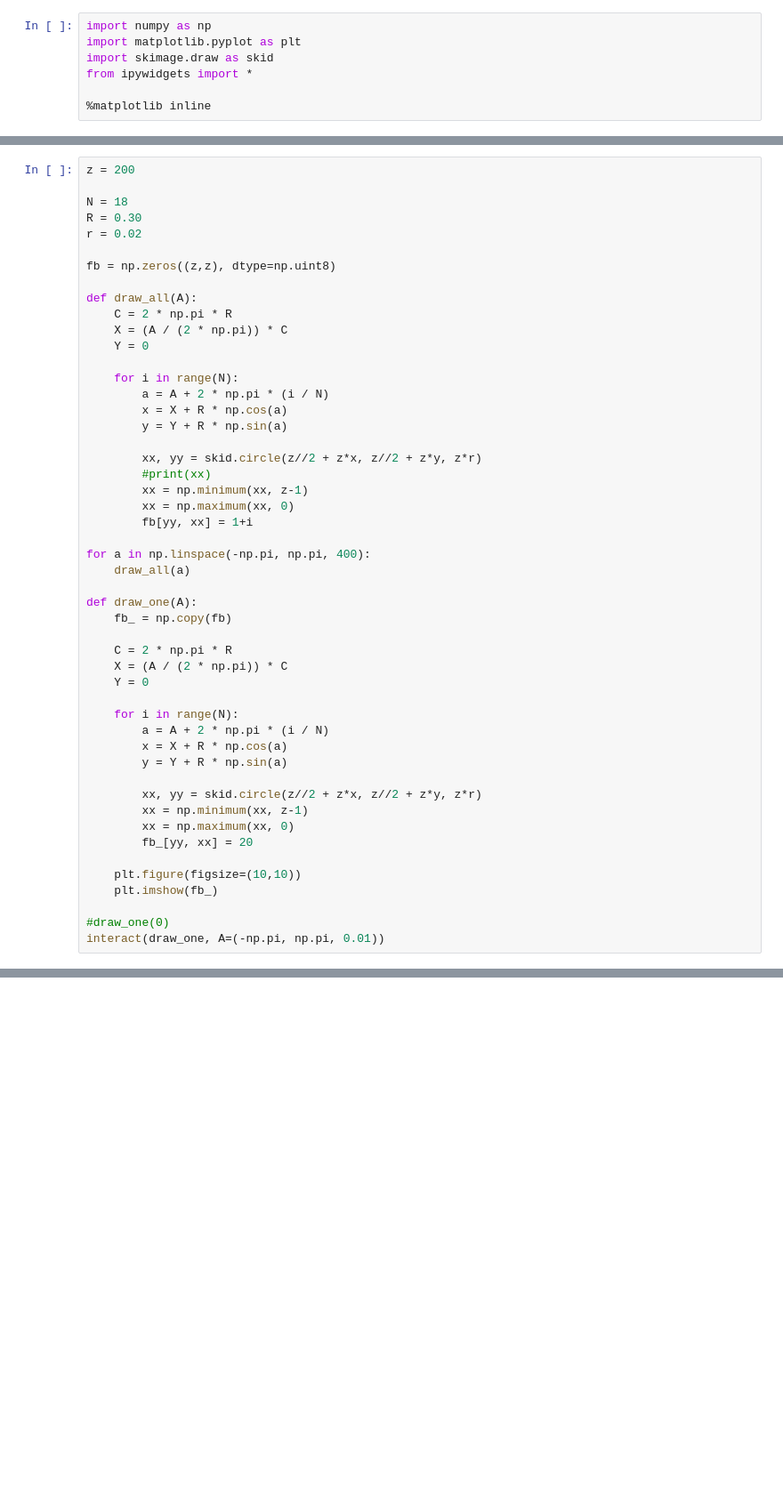
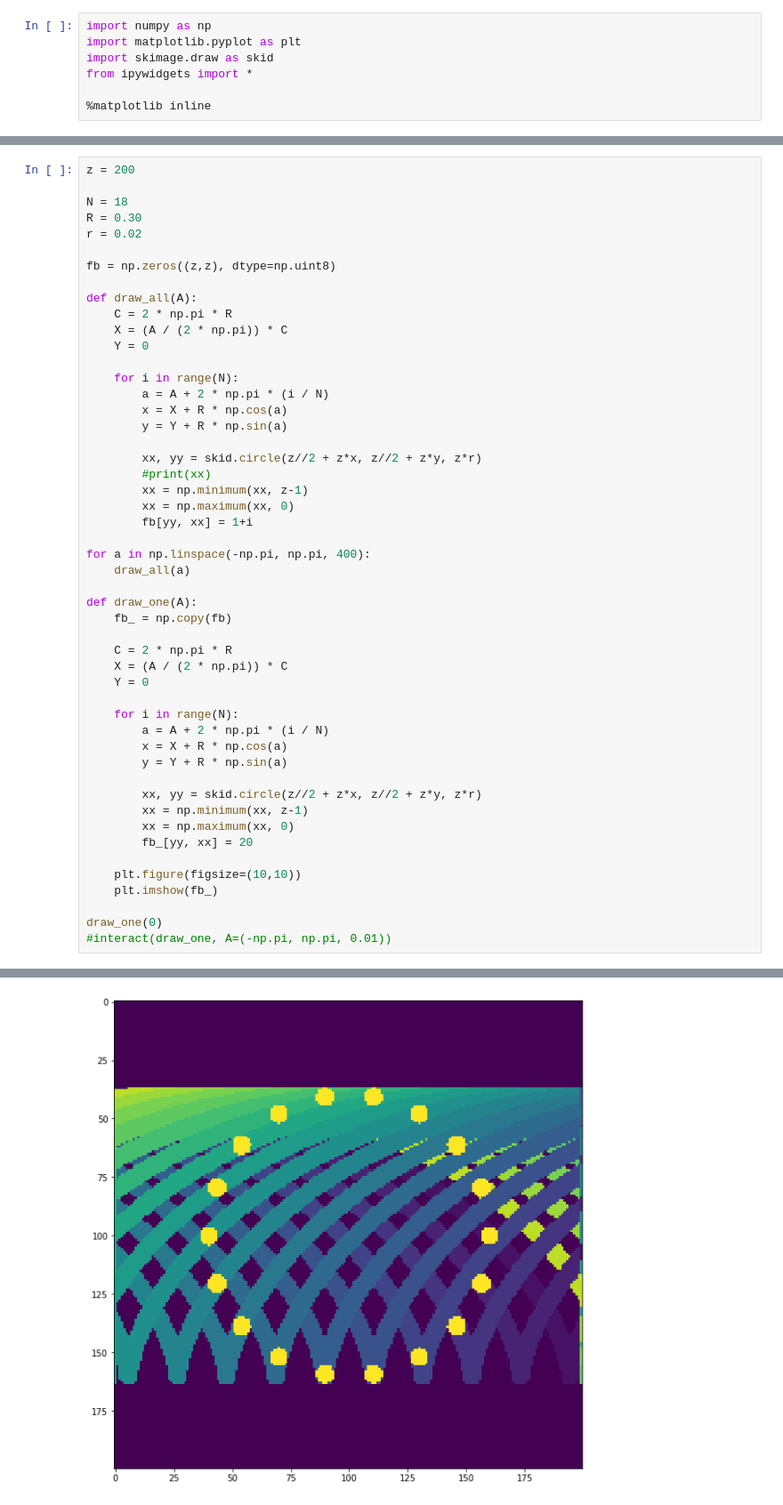
Before and after one commit to mastensg/misc, a Jupyter notebook: tannstang/tannstang.ipynb, the cells around one changed output, grey strips where cells are left out. Shown at 89% size. Cells and saved outputs as stored; diff of their text form; blank space fills up the shorter version.

```diff
--- a/tannstang/tannstang.ipynb
+++ b/tannstang/tannstang.ipynb
@@ -86,6 +88,6 @@ def draw_one(A):
     plt.figure(figsize=(10,10))
     plt.imshow(fb_)
 
-#draw_one(0)
-interact(draw_one, A=(-np.pi, np.pi, 0.01))
+draw_one(0)
+#interact(draw_one, A=(-np.pi, np.pi, 0.01))
 # %% [output]
@@ -95,0 +94 @@ If you're reading this message in another notebook frontend (for example, a stat
+[figure, added]
```
Also changed, not shown: parts of 2 cells of this notebook.
